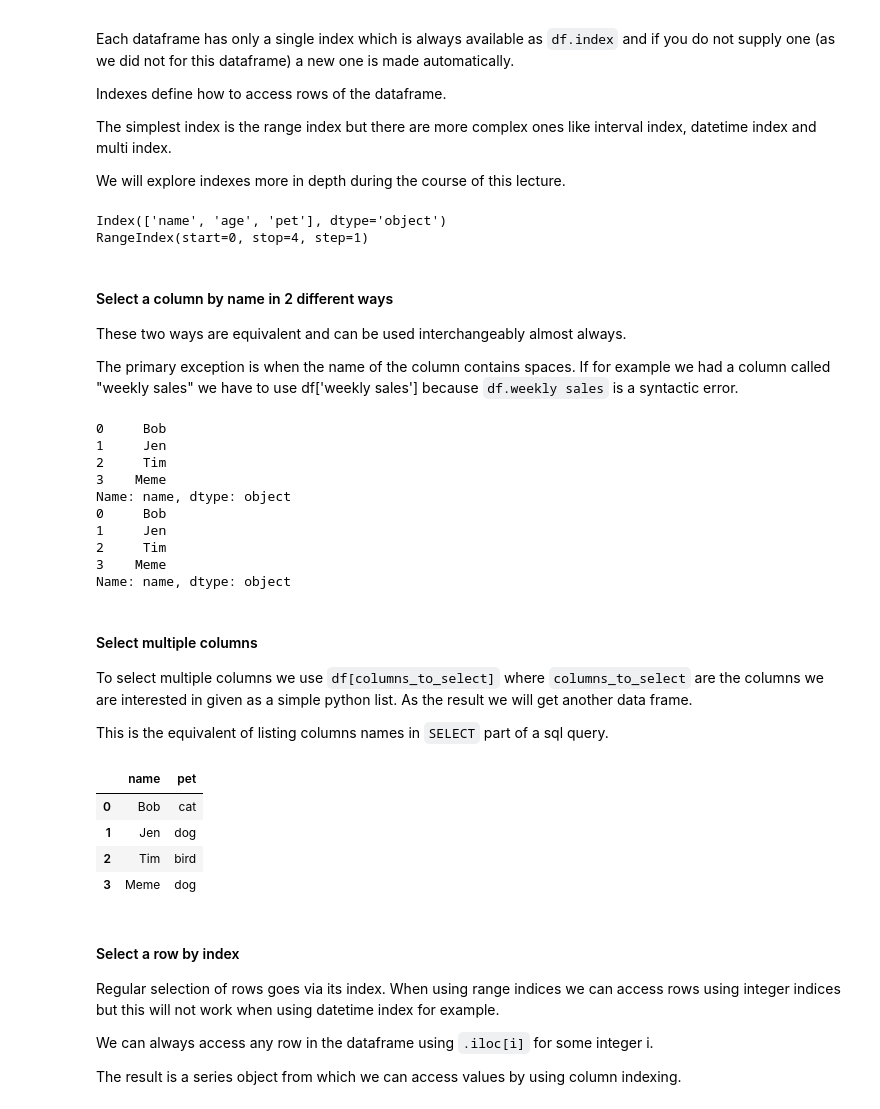
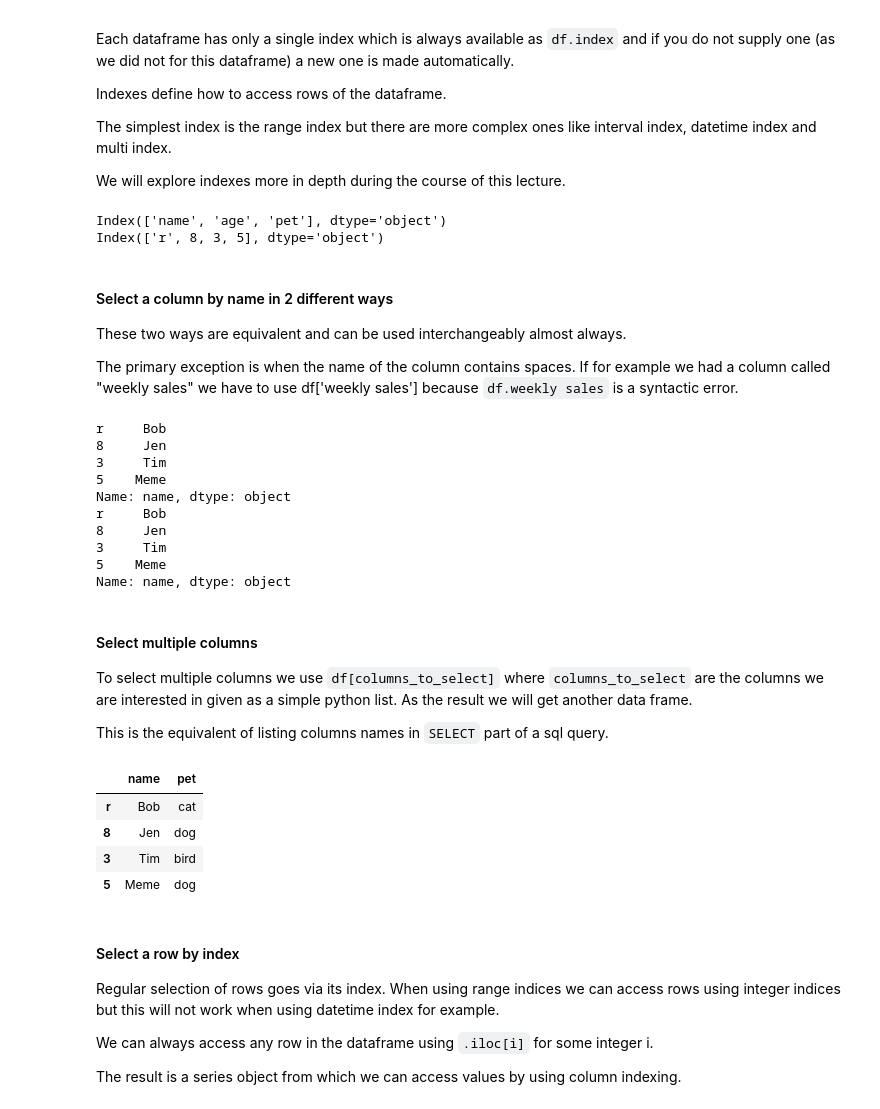
Before and after one commit to daliaMarzouk90/motoon_2022, a Jupyter notebook: session_2/Pandas_Tutorial.ipynb, the cells around one changed output. Cells and saved outputs as stored; diff of their text form; code cells hidden in the pictures.

```diff
--- a/session_2/Pandas_Tutorial.ipynb
+++ b/session_2/Pandas_Tutorial.ipynb
@@ -23,7 +23,8 @@ There are many ways to create a data frame and you will see some more during the
 # %%
 df = pd.DataFrame({'name':['Bob','Jen','Tim', 'Meme'],
                    'age':[20,30,40,10],
-                   'pet':['cat', 'dog', 'bird', 'dog']})
+                   'pet':['cat', 'dog', 'bird', 'dog']},
+                   index=["r", 8, 3, 5])
 
 df
 # %% [output]
@@ -49,7 +50,7 @@ print(df.columns)
 print(df.index)
 # %% [output]
 Index(['name', 'age', 'pet'], dtype='object')
-RangeIndex(start=0, stop=4, step=1)
+Index(['r', 8, 3, 5], dtype='object')
 # %% [markdown]
 #### Select a column by name in 2 different ways
 
@@ -60,15 +61,15 @@ The primary exception is when the name of the column contains spaces. If for exa
 print(df['name'])
 print(df.name)
 # %% [output]
-0     Bob
-1     Jen
-2     Tim
-3    Meme
+r     Bob
+8     Jen
+3     Tim
+5    Meme
 Name: name, dtype: object
-0     Bob
-1     Jen
-2     Tim
-3    Meme
+r     Bob
+8     Jen
+3     Tim
+5    Meme
 Name: name, dtype: object
 # %% [markdown]
 #### Select multiple columns
@@ -77,13 +78,14 @@ To select multiple columns we use `df[columns_to_select]` where `columns_to_sele
 
 This is the equivalent of listing columns names in `SELECT` part of a sql query.
 # %%
+df['name']
 df[['name','pet']]
 # %% [output]
 |  | name | pet |
-| 0 | Bob | cat |
-| 1 | Jen | dog |
-| 2 | Tim | bird |
-| 3 | Meme | dog |
+| r | Bob | cat |
+| 8 | Jen | dog |
+| 3 | Tim | bird |
+| 5 | Meme | dog |
 # %% [markdown]
 #### Select a row by index
 
```
Also changed, not shown: parts of 12 cells of this notebook, 29 other files.
